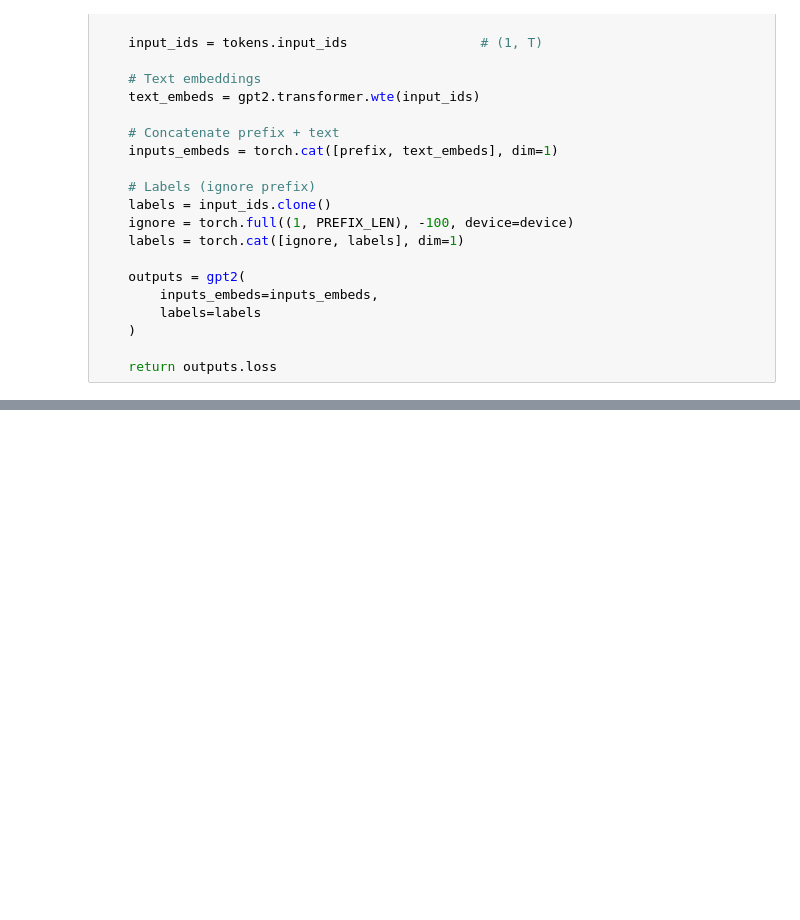
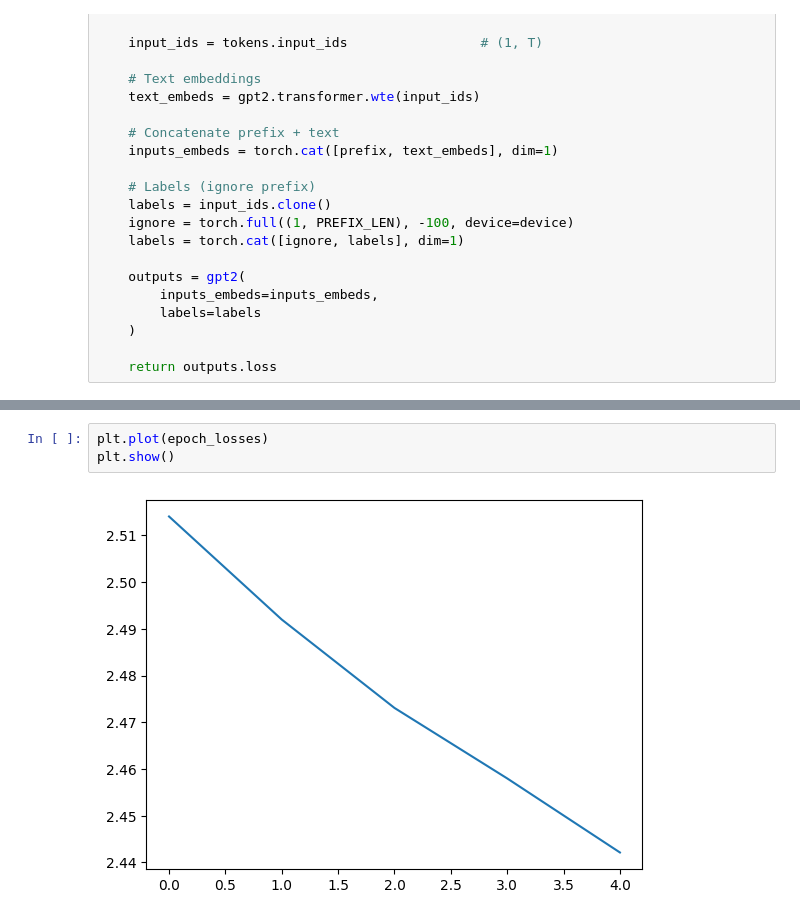
Before and after one commit to raccoon-42/audio-caption, a Jupyter notebook: 04_train/test.ipynb, the cells around one changed output, grey strips where cells are left out. Cells and saved outputs as stored; diff of their text form; blank space fills up the shorter version.

```diff
--- a/04_train/test.ipynb
+++ b/04_train/test.ipynb
@@ -139,0 +207,5 @@ NameError: name 'ds' is not defined
+# %%
+plt.plot(epoch_losses)
+plt.show()
+# %% [output]
+[figure, added]
```
Also changed, not shown: parts of 13 cells of this notebook, 3 other files.
